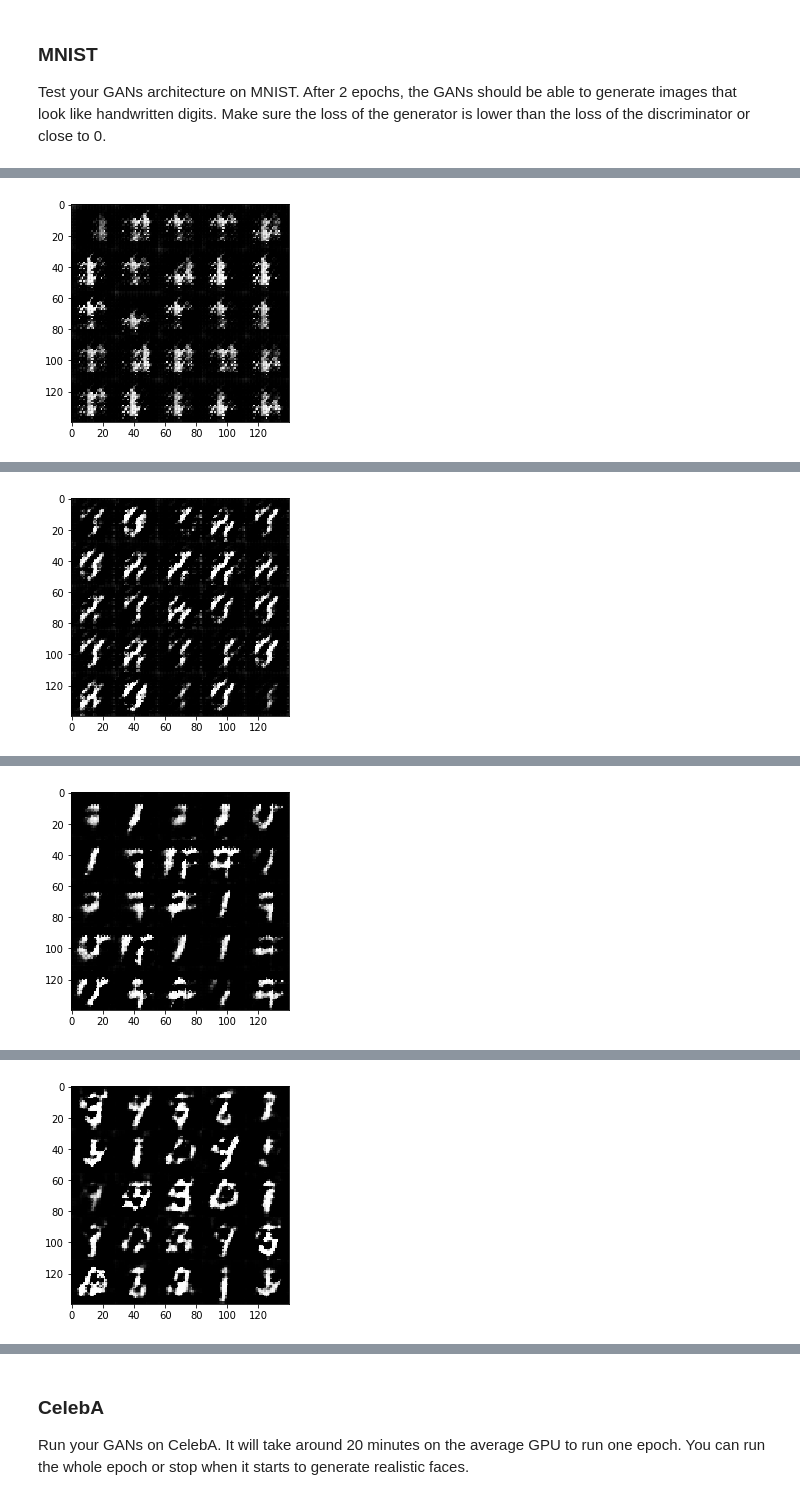
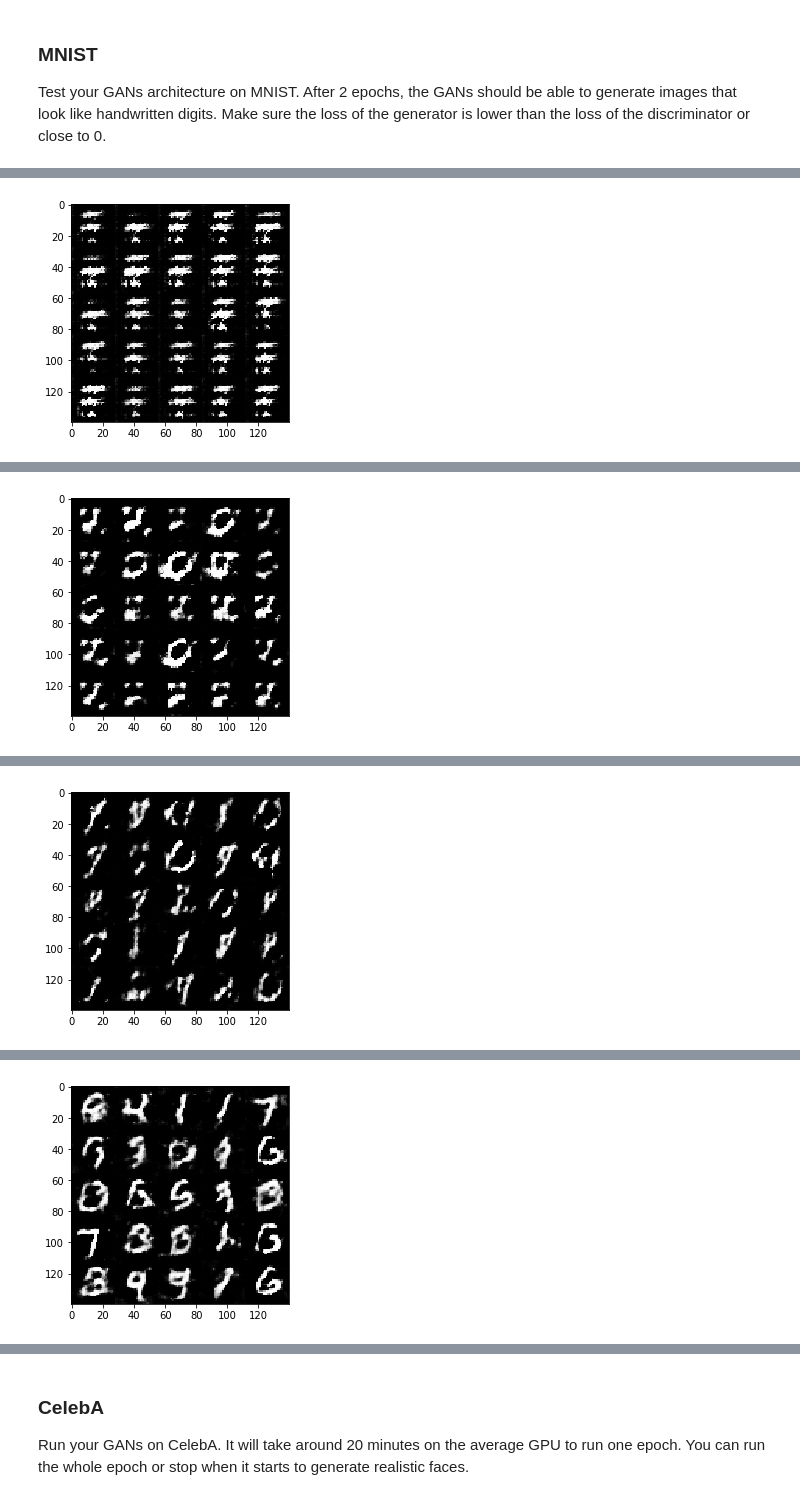
Before and after one commit to nicol4sb/face-generation, a Jupyter notebook: dlnd_face_generation.ipynb, the cells around one changed output, grey strips where cells are left out. Cells and saved outputs as stored; diff of their text form; code cells hidden in the pictures.

Commit message:
Additional suggestions from review - dropout layers, double generator optimization, larger dense layer for deeper learning, softening of ones in the real dataset

```diff
--- a/dlnd_face_generation.ipynb
+++ b/dlnd_face_generation.ipynb
@@ -163,14 +163,17 @@ def discriminator(images, reuse=False):
 
         layer1 = tf.layers.conv2d(inputs=images, filters=64, kernel_size=5, strides=2, padding='same')
         layer1 = leaky_relu(layer1)
+        layer1 = tf.nn.dropout(x=layer1, keep_prob=0.8)
 
         layer2 = tf.layers.conv2d(inputs=layer1, filters=128, kernel_size=5, strides=2, padding='same')
         layer2 = tf.layers.batch_normalization(layer2, training=True)
         layer2 = leaky_relu(layer2)
+        layer2 = tf.nn.dropout(x=layer2, keep_prob=0.8)
 
         layer3 = tf.layers.conv2d(inputs=layer2, filters=256, kernel_size=5, strides=2, padding='same')
         layer3 = tf.layers.batch_normalization(layer3, training=True)
         layer3 = leaky_relu(layer3)
+        layer3 = tf.nn.dropout(x=layer3, keep_prob=0.8)
 
         flat = tf.reshape(layer3, (-1, 4*4*256))
         logits = tf.layers.dense(flat, 1)
@@ -207,18 +210,21 @@ def generator(z, out_channel_dim, is_train=True):
 
 
         # first - dense layer from input z, then reshape to increase depth
-        layer1 = tf.layers.dense(inputs=z, units=2*2*512) # dense layer 2048
+        layer1 = tf.layers.dense(inputs=z, units=2*2*512)
         layer1 = tf.reshape(layer1, (-1, 2, 2, 512))
         layer1 = tf.layers.batch_normalization(layer1, training=is_train)
         layer1 = leaky_relu(layer1)
+        layer1 = tf.nn.dropout(x=layer1, keep_prob=0.5)
 
         layer2 = tf.layers.conv2d_transpose(layer1, 256, 5, 2, 'valid')
         layer2 = tf.layers.batch_normalization(layer2, training=is_train)
         layer2 = leaky_relu(layer2)
+        layer2 = tf.nn.dropout(x=layer2, keep_prob=0.5)
 
         layer3 = tf.layers.conv2d_transpose(layer2, 128, 5, 2, 'same')
         layer3 = tf.layers.batch_normalization(layer3, training=is_train)
         layer3 = leaky_relu(layer3)
+        layer3 = tf.nn.dropout(x=layer3, keep_prob=0.5)
 
         # deconvolution
         logits = tf.layers.conv2d_transpose(layer3, out_channel_dim, 5, 2, 'same')
@@ -258,7 +264,9 @@ def model_loss(input_real, input_z, out_channel_dim):
     # similar approach as in the previous lessons : sigmoid cross entropy with logits
     discriminator_loss_real = tf.reduce_mean(
         tf.nn.sigmoid_cross_entropy_with_logits(logits=discriminator_logits_real,
-                                                labels=tf.ones_like(discriminator_model_real)))
+                                                labels=tf.ones_like(discriminator_model_real)*0.9))
+    # label smoothing as recommended by the reviewer - udacity rocks again
+
 
     discriminator_loss_fake = tf.reduce_mean(tf.nn.sigmoid_cross_entropy_with_logits(
         logits=discriminator_logits_fake, labels=tf.zeros_like(discriminator_model_fake)))
@@ -394,7 +402,7 @@ def train(epoch_count, batch_size, z_dim, learning_rate, beta1, get_batches, dat
         for epoch_i in range(epoch_count):
             step = 0
 
-            # batch through the mnist images
+            # batch through the mnist/celeb images
             for batch_images in get_batches(batch_size):
                 step +=1
                 batch_images *= 2
@@ -404,6 +412,10 @@ def train(epoch_count, batch_size, z_dim, learning_rate, beta1, get_batches, dat
 
                 # Run optimizers
                 _ = sess.run(d_opt, feed_dict={input_real: batch_images, input_z: batch_z, lr: learning_rate})
+
+                # run the optimization for the generator twice to make sure that the discriminator loss does not go to zero
+                # as suggested by uda*city reviewer -
+                _ = sess.run(g_opt, feed_dict={input_real: batch_images, input_z: batch_z, lr: learning_rate})
                 _ = sess.run(g_opt, feed_dict={input_real: batch_images, input_z: batch_z, lr: learning_rate})
 
                 if step % 30 == 0:
@@ -431,7 +443,7 @@ beta1 = 0.5
 """
 DON'T MODIFY ANYTHING IN THIS CELL THAT IS BELOW THIS LINE
 """
-epochs = 2
+epochs = 3
 
 mnist_dataset = helper.Dataset('mnist', glob(os.path.join(data_dir, 'mnist/*.jpg')))
 
@@ -448 +460 @@ Epoch 1 of 2... Batch 90...  time spent - 15.24  Discriminator Loss: 0.2471... G
-[figure, old version]
+[figure, new version]
@@ -452 +464 @@ Epoch 1 of 2... Batch 180...  time spent - 31.17  Discriminator Loss: 2.5216...
-[figure, old version]
+[figure, new version]
@@ -457 +469 @@ Epoch 1 of 2... Batch 300...  time spent - 52.36  Discriminator Loss: 0.0838...
-[figure, old version]
+[figure, new version]
@@ -461 +473 @@ Epoch 1 of 2... Batch 390...  time spent - 68.27  Discriminator Loss: 0.4506...
-[figure, old version]
+[figure, new version]
```
Also changed, not shown: parts of 2 cells of this notebook.
